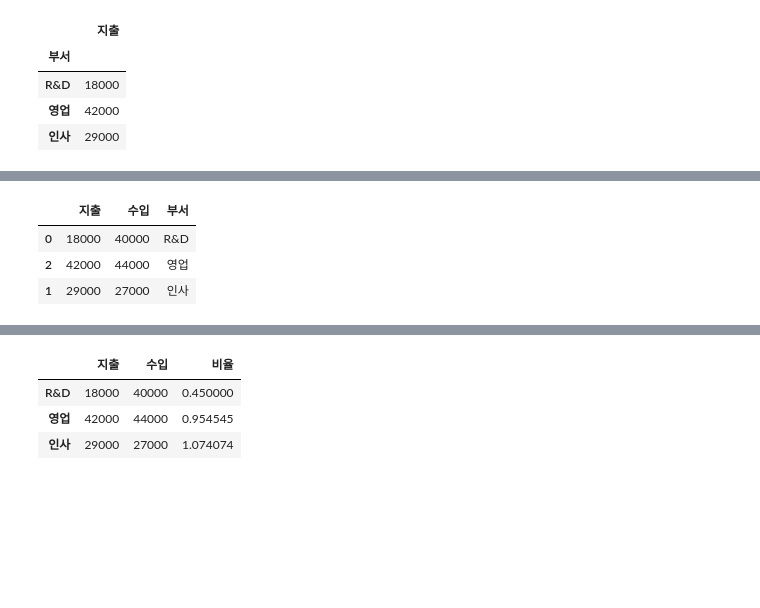
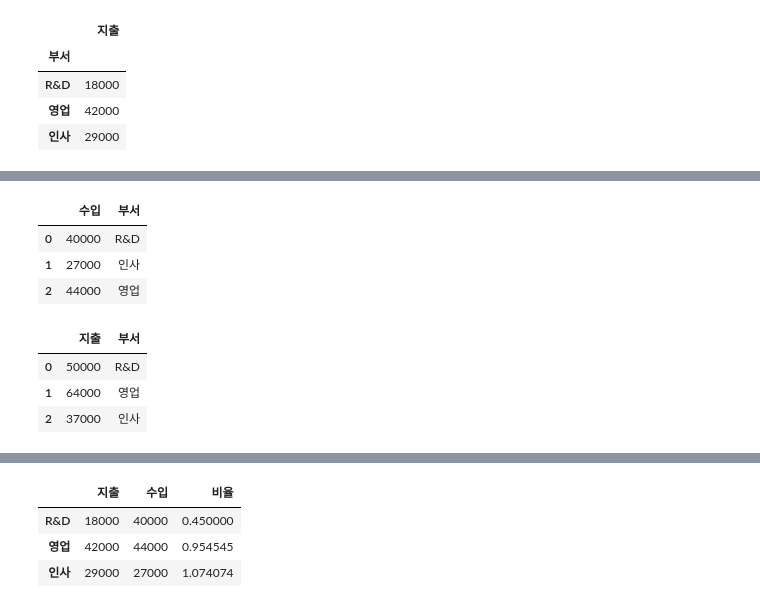
Before and after one commit to louischoi0/intermediate_python, a Jupyter notebook: 2강/실습자료/3_1.ipynb, the cells around one changed output, grey strips where cells are left out. Saved outputs shown, nothing was run; the diff lists cells and outputs as text; code cells hidden in the pictures; blank space fills up the shorter version.

```diff
--- a/2강/실습자료/3_1.ipynb
+++ b/2강/실습자료/3_1.ipynb
@@ -179,21 +255,36 @@ expenses_dep
 # %%
 import pandas as pd
 
 values = [
     [ 40000, "R&D"],
     [ 27000, "인사" ],
     [ 44000, "영업"],
 ]
 
 columns = [ "수입", "부서" ]
 
-income_dep = pd.DataFrame(values)
-income_dep.columns = columns
+income_dep = pd.DataFrame(values,columns=columns)
 income_dep
-
-pd.merge(expenses_dep, income_dep, how='inner', left_index=True, right_on='부서')
 # %% [output]
-|  | 지출 | 수입 | 부서 |
-| 0 | 18000 | 40000 | R&D |
-| 2 | 42000 | 44000 | 영업 |
-| 1 | 29000 | 27000 | 인사 |
+|  | 수입 | 부서 |
+| 0 | 40000 | R&D |
+| 1 | 27000 | 인사 |
+| 2 | 44000 | 영업 |
+# %%
+import pandas as pd
+
+values = [
+    [ 50000, "R&D"],
+    [ 64000, "영업"],
+    [ 37000, "인사" ],
+]
+
+columns = [ "지출", "부서" ]
+
+expenses_dep = pd.DataFrame(values,columns=columns)
+expenses_dep
+# %% [output]
+|  | 지출 | 부서 |
+| 0 | 50000 | R&D |
+| 1 | 64000 | 영업 |
+| 2 | 37000 | 인사 |
```
Also changed, not shown: parts of 19 cells of this notebook, 26 other files.
